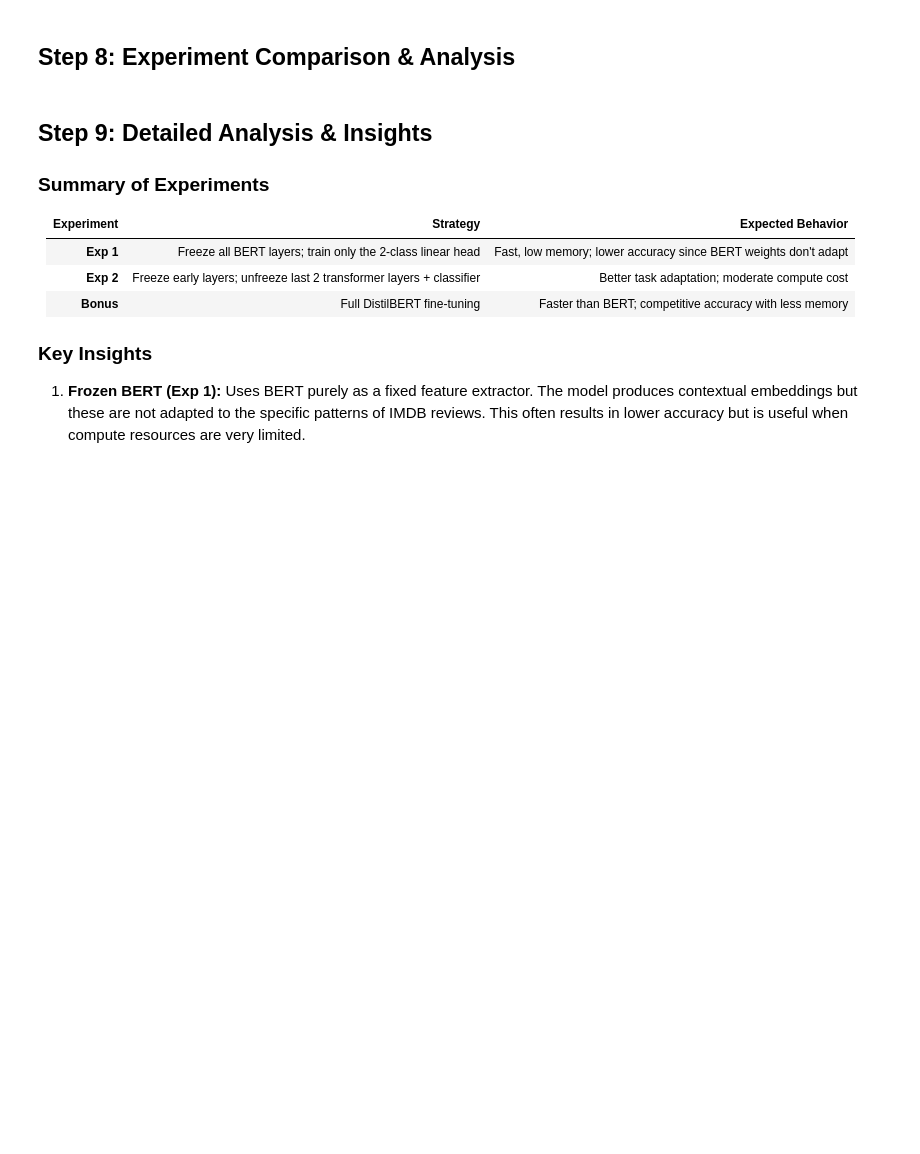
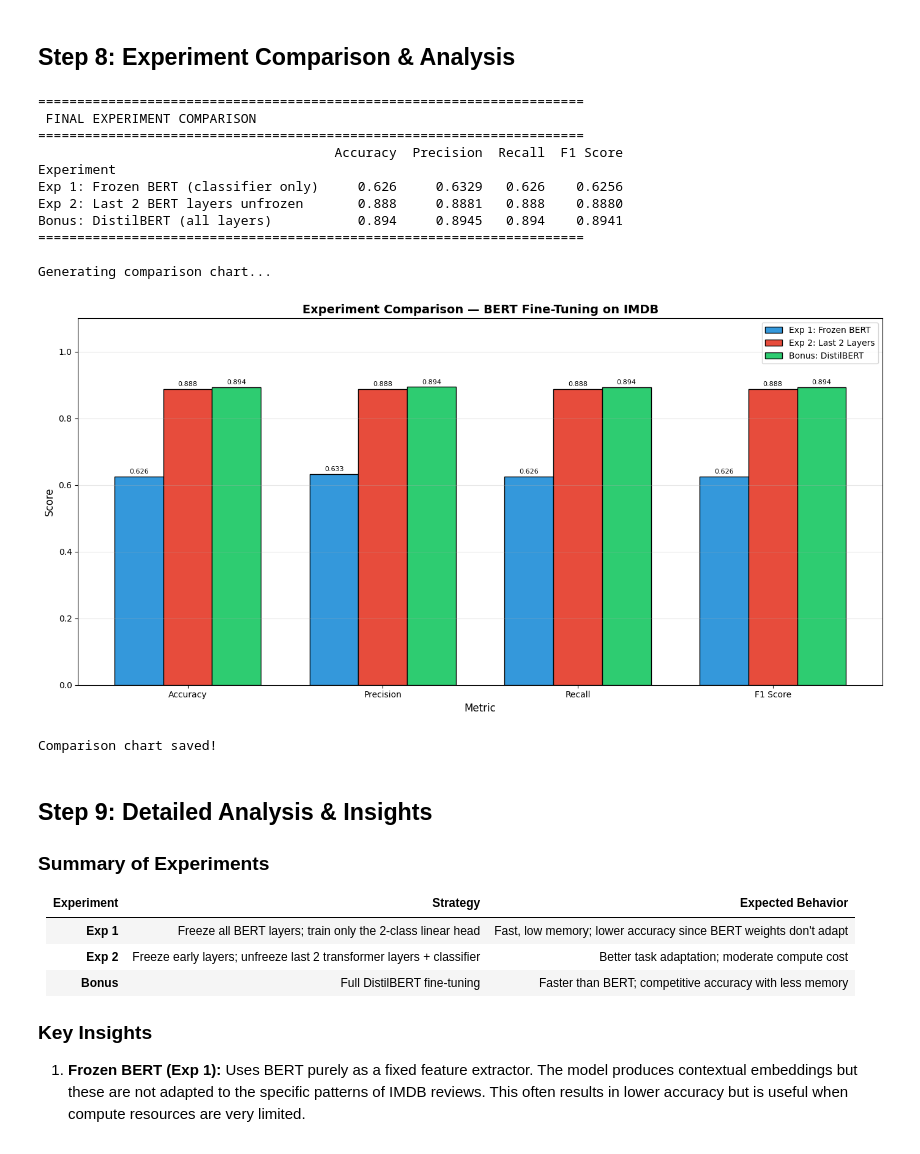
Before and after one commit to Sushmasri23/Internship-NLP-Tasks, a Jupyter notebook: Task-4 Fine Tuning BERT on Kaggle Dataset.ipynb, the cells around one changed output. Drawn from its saved outputs; the diff is of its cells as text; code cells hidden in the pictures; blank space fills up the shorter version.

```diff
--- a/Task-4 Fine Tuning BERT on Kaggle Dataset.ipynb
+++ b/Task-4 Fine Tuning BERT on Kaggle Dataset.ipynb
@@ -769,36 +942,53 @@ print("="*70)
 print(comparison_df.to_string())
 print("="*70)
 
 #  Bar Chart Comparison
+print("\nGenerating comparison chart...\n")
 metrics_to_plot = ['Accuracy', 'Precision', 'Recall', 'F1 Score']
 x = np.arange(len(metrics_to_plot))
 width = 0.25
 
-fig, ax = plt.subplots(figsize=(13, 6))
+fig, ax = plt.subplots(figsize=(14, 7))
 
 bars1 = ax.bar(x - width,     comparison_df.loc['Exp 1: Frozen BERT (classifier only)'][metrics_to_plot].values, width, label='Exp 1: Frozen BERT',     color='#3498db', edgecolor='black')
 bars2 = ax.bar(x,             comparison_df.loc['Exp 2: Last 2 BERT layers unfrozen'][metrics_to_plot].values,    width, label='Exp 2: Last 2 Layers',   color='#e74c3c', edgecolor='black')
 bars3 = ax.bar(x + width,     comparison_df.loc['Bonus: DistilBERT (all layers)'][metrics_to_plot].values,         width, label='Bonus: DistilBERT',       color='#2ecc71', edgecolor='black')
 
 # Add value labels on top of bars
 for bar in [*bars1, *bars2, *bars3]:
     ax.text(bar.get_x() + bar.get_width()/2, bar.get_height() + 0.005,
             f'{bar.get_height():.3f}', ha='center', va='bottom', fontsize=8)
 
 ax.set_xlabel('Metric', fontsize=12)
 ax.set_ylabel('Score', fontsize=12)
-ax.set_title('Experiment Comparison — BERT Fine-Tuning on IMDB', fontsize=14, fontweight='bold')
+ax.set_title('Experiment Comparison — BERT Fine-Tuning on IMDB',
+             fontsize=14,
+             fontweight='bold')
 ax.set_xticks(x)
 ax.set_xticklabels(metrics_to_plot)
 ax.set_ylim(0, 1.1)
 ax.legend()
 ax.grid(axis='y', alpha=0.3)
 
 plt.tight_layout()
 plt.savefig('experiment_comparison.png', dpi=150, bbox_inches='tight')
 plt.show()
 
-print("\n Comparison chart saved!")
+print("\nComparison chart saved!")
+# %% [output]
+======================================================================
+ FINAL EXPERIMENT COMPARISON
+======================================================================
+                                      Accuracy  Precision  Recall  F1 Score
+Experiment
+Exp 1: Frozen BERT (classifier only)     0.626     0.6329   0.626    0.6256
+Exp 2: Last 2 BERT layers unfrozen       0.888     0.8881   0.888    0.8880
+Bonus: DistilBERT (all layers)           0.894     0.8945   0.894    0.8941
+======================================================================
+
+Generating comparison chart...
+[figure, added]
+Comparison chart saved!
 # %% [markdown]
 
 ##  Step 9: Detailed Analysis & Insights
```
Also changed, not shown: parts of 17 cells of this notebook.
